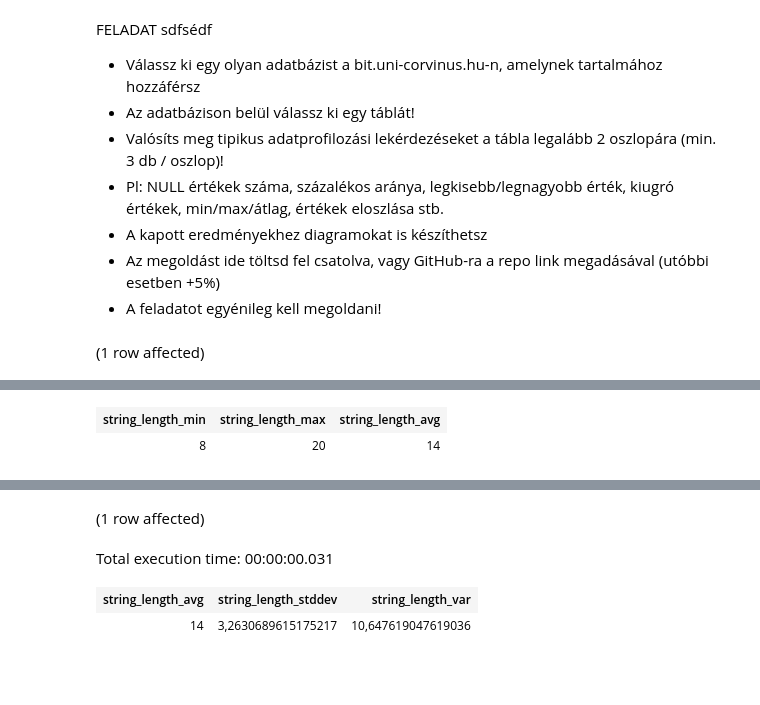
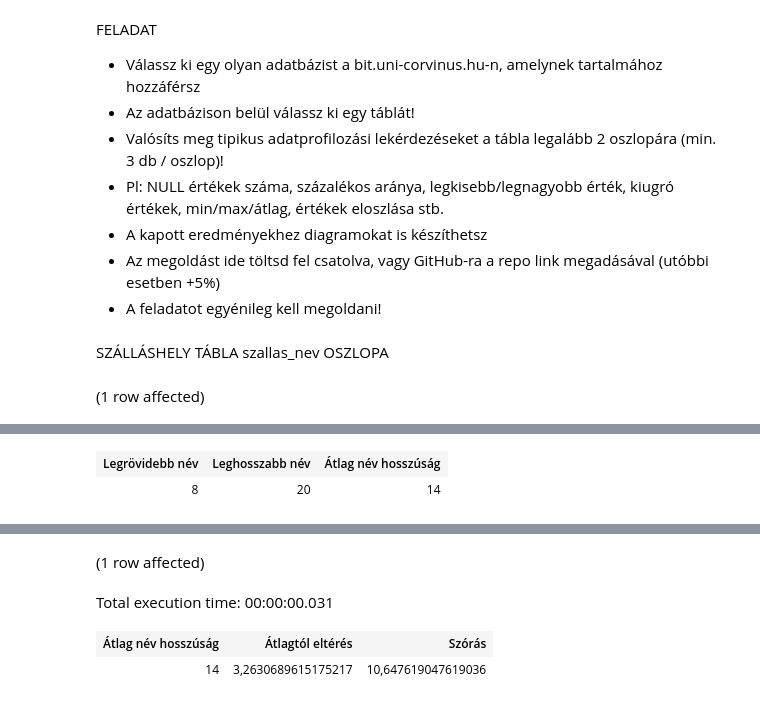
Before and after one commit to tamasbeniczky/gyak_2, a Jupyter notebook: 2024.03.12_HMKFPV.ipynb, the cells around one changed output, grey strips where cells are left out. Drawn from its saved outputs; the diff is of its cells as text; code cells hidden in the pictures; blank space fills up the shorter version.

```diff
--- a/2024.03.12_HMKFPV.ipynb
+++ b/2024.03.12_HMKFPV.ipynb
@@ -1,5 +1,5 @@
 # %% [markdown]
-FELADAT sdfsédf
+FELADAT
 
 - <span style="color: var(--vscode-foreground);">Válassz ki egy olyan adatbázist a bit.uni-corvinus.hu-n, amelynek tartalmához hozzáférsz</span>
 - Az adatbázison belül válassz ki egy táblát!
@@ -8,10 +8,12 @@ FELADAT sdfsédf
 - A kapott eredményekhez diagramokat is készíthetsz
 - Az megoldást ide töltsd fel csatolva, vagy GitHub-ra a repo link megadásával (utóbbi esetben +5%)
 - A feladatot egyénileg kell megoldani!
+# %% [markdown]
+SZÁLLÁSHELY TÁBLA szallas\_nev OSZLOPA
 # %%
-SELECT MIN(LEN(szallas_nev)) AS string_length_min,
-       MAX(LEN(szallas_nev)) AS string_length_max,
-       AVG(LEN(szallas_nev)) AS string_length_avg
+SELECT MIN(LEN(szallas_nev)) AS 'Legrövidebb név',
+       MAX(LEN(szallas_nev)) AS 'Leghosszabb név',
+       AVG(LEN(szallas_nev)) AS 'Átlag név hosszúság'
 
 FROM szallashely
 WHERE szallas_nev IS NOT NULL
@@ -22,16 +24,16 @@ Total execution time: 00:00:00.070
-| string_length_min | string_length_max | string_length_avg |
+| Legrövidebb név | Leghosszabb név | Átlag név hosszúság |
 | 8 | 20 | 14 |
 # %% [markdown]
 ![](embedded-picture-1)
 # %%
-SELECT AVG(LEN(szallas_nev)) AS string_length_avg,
-       STDEV(LEN(szallas_nev)) AS string_length_stddev,
-       VAR(LEN(szallas_nev)) AS string_length_var
+SELECT AVG(LEN(szallas_nev)) AS 'Átlag név hosszúság',
+       STDEV(LEN(szallas_nev)) AS 'Átlagtól eltérés',
+       VAR(LEN(szallas_nev)) AS 'Szórás'
 FROM szallashely
 WHERE szallas_nev IS NOT NULL
 AND LEN(SZALLAS_NEV) > 0
 # %% [output]
 (1 row affected)
 Total execution time: 00:00:00.031
-| string_length_avg | string_length_stddev | string_length_var |
+| Átlag név hosszúság | Átlagtól eltérés | Szórás |
 | 14 | 3,2630689615175217 | 10,647619047619036 |
```
Also changed, not shown: parts of 18 cells of this notebook.
